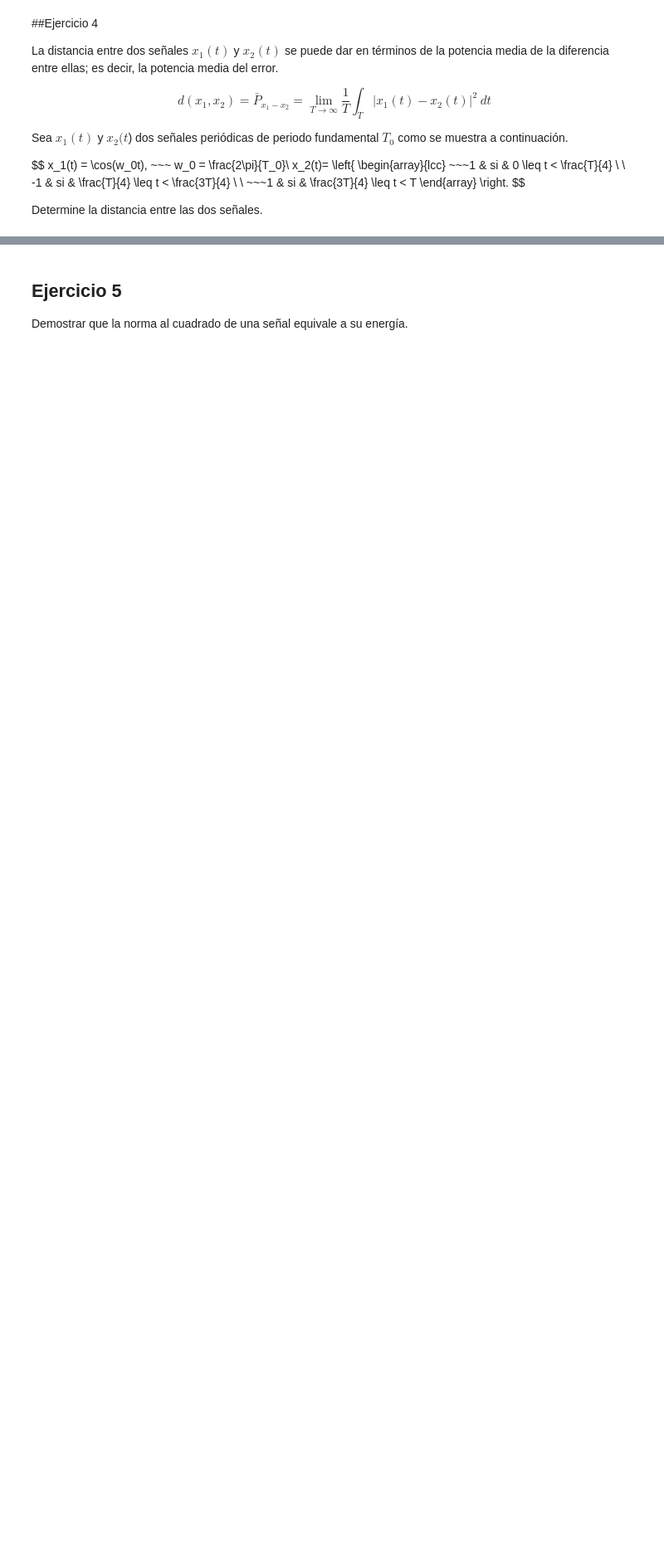
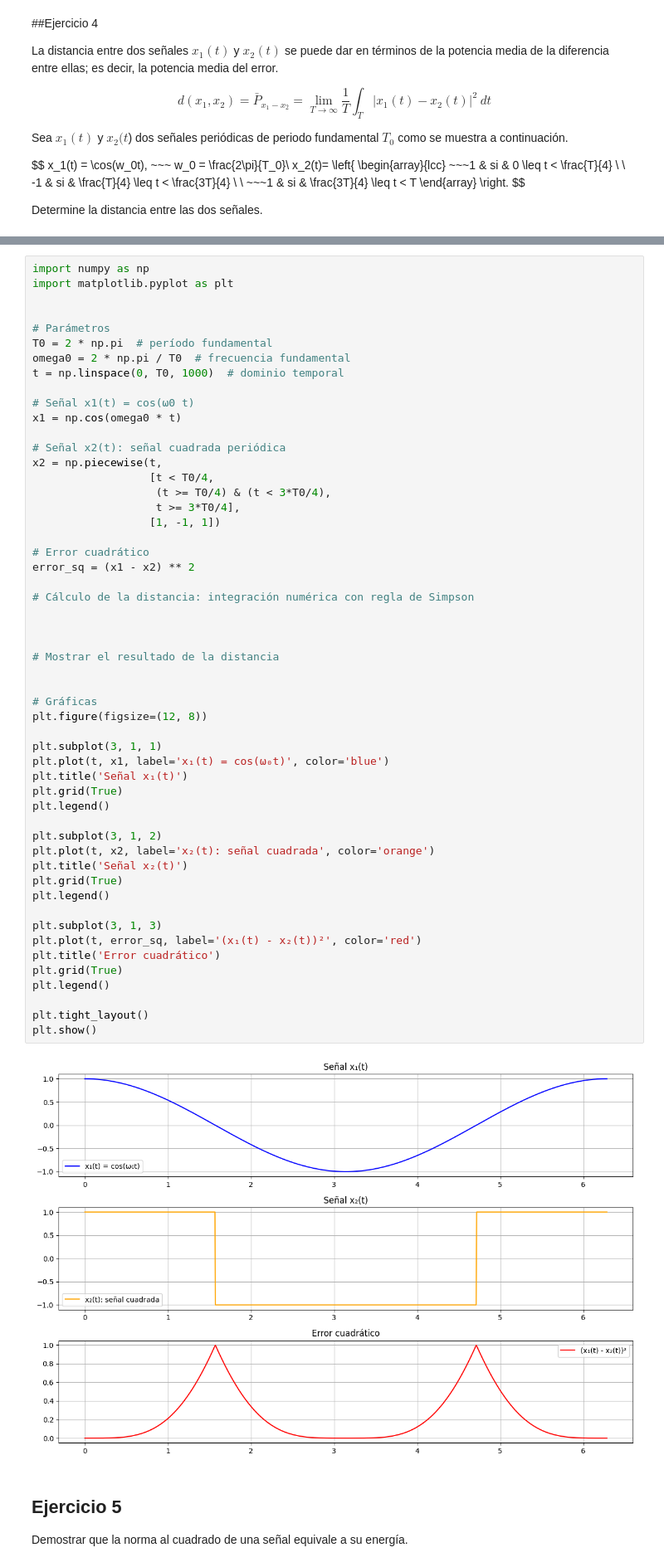
Before and after one commit to FREYDER18/SYS, a Jupyter notebook: Copia_de_CUADERNO_5_FINALIZADO_.ipynb, the cells around one changed output, grey strips where cells are left out. Shown: that part at 83% size. Drawn from its saved outputs; the diff is of its cells as text; blank space fills up the shorter version.

```diff
--- a/Copia_de_CUADERNO_5_FINALIZADO_.ipynb
+++ b/Copia_de_CUADERNO_5_FINALIZADO_.ipynb
@@ -429,3 +484,58 @@ Determine la distancia entre las dos señales.
+# %%
+import numpy as np
+import matplotlib.pyplot as plt
+
+
+# Parámetros
+T0 = 2 * np.pi  # período fundamental
+omega0 = 2 * np.pi / T0  # frecuencia fundamental
+t = np.linspace(0, T0, 1000)  # dominio temporal
+
+# Señal x1(t) = cos(ω0 t)
+x1 = np.cos(omega0 * t)
+
+# Señal x2(t): señal cuadrada periódica
+x2 = np.piecewise(t,
+                  [t < T0/4,
+                   (t >= T0/4) & (t < 3*T0/4),
+                   t >= 3*T0/4],
+                  [1, -1, 1])
+
+# Error cuadrático
+error_sq = (x1 - x2) ** 2
+
+# Cálculo de la distancia: integración numérica con regla de Simpson
+
+
+
+# Mostrar el resultado de la distancia
+
+
+# Gráficas
+plt.figure(figsize=(12, 8))
+
+plt.subplot(3, 1, 1)
+plt.plot(t, x1, label='x₁(t) = cos(ω₀t)', color='blue')
+plt.title('Señal x₁(t)')
+plt.grid(True)
+plt.legend()
+
+plt.subplot(3, 1, 2)
+plt.plot(t, x2, label='x₂(t): señal cuadrada', color='orange')
+plt.title('Señal x₂(t)')
+plt.grid(True)
+plt.legend()
+
+plt.subplot(3, 1, 3)
+plt.plot(t, error_sq, label='(x₁(t) - x₂(t))²', color='red')
+plt.title('Error cuadrático')
+plt.grid(True)
+plt.legend()
+
+plt.tight_layout()
+plt.show()
+# %% [output]
+[figure, added]
 # %% [markdown]
 ## Ejercicio 5
 
```
Also changed, not shown: parts of 5 cells of this notebook.
